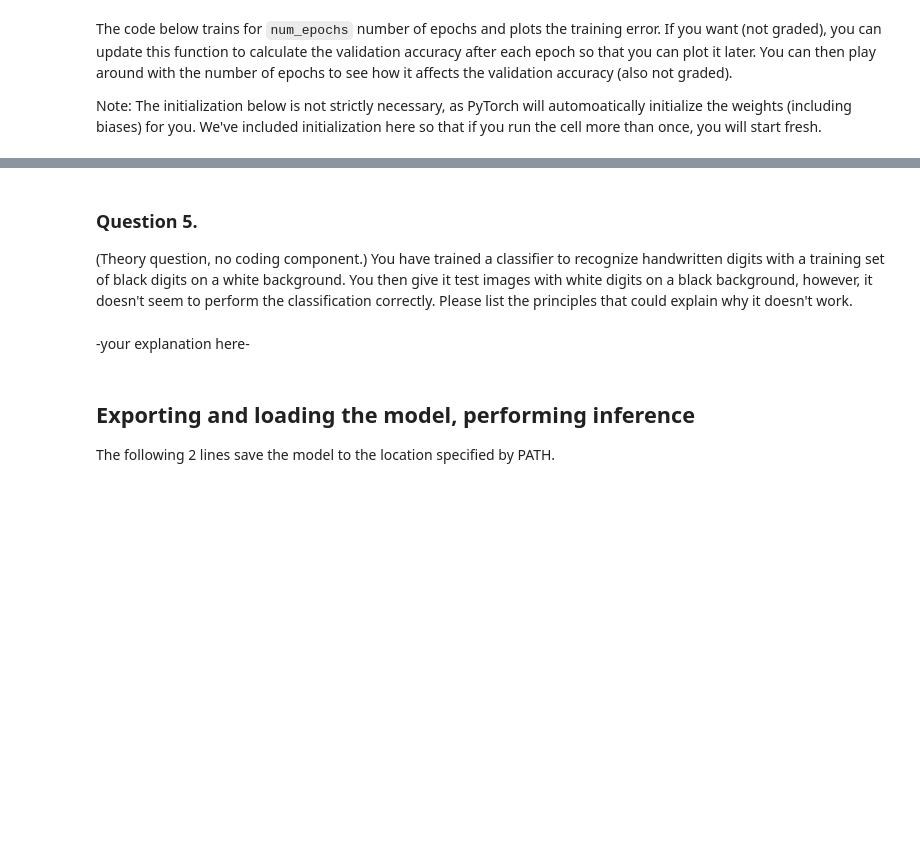
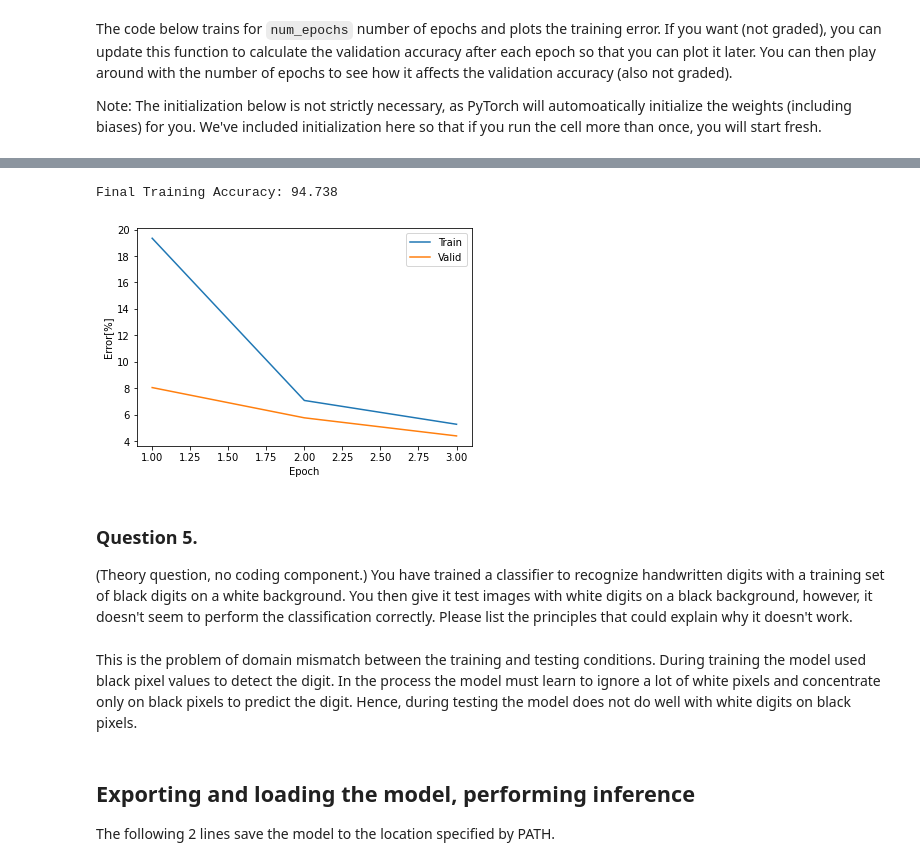
Before and after one commit to sameerkhurana10/tmp, a Jupyter notebook: workspace/lab1/1_pytorch.ipynb, the cells around one changed output, grey strips where cells are left out. Cells and saved outputs as stored; diff of their text form; code cells hidden in the pictures; blank space fills up the shorter version.

```diff
--- a/workspace/lab1/1_pytorch.ipynb
+++ b/workspace/lab1/1_pytorch.ipynb
@@ -271,4 +472,18 @@ for epoch in range(num_epochs):  # loop over the dataset multiple times while tr
 
     # your code here to calculate the validation error after each epoch
 
+    total = 0
+    correct = 0
+    for i, data in enumerate(trainloader, 0):
+        inputs, labels = data
+        outputs = net(inputs)
+        _, predicted = torch.max(outputs.data, 1)
+        total += labels.size(0)
+        correct += (predicted == labels).sum().item()
+
+    val_acc = correct / total * 100
+    print('Accuracy of the network on the validation images after epoch %d: %.2f %% (%.1f sec)' % (
+        epoch + 1, val_acc, duration))
+
+
 print('Finished Training')
@@ -275,19 +498,28 @@ print('Finished Training')
 # %%
-epoch_vect = np.linspace(1, num_epochs, num_epochs)
+epoch_vect = np.linspace(1, 3, 3)
 
 plt.figure(1)
-plt.plot(epoch_vect, 100-training_acc_vect)
+train_line, = plt.plot(epoch_vect, 100-training_acc_vect[:3])
 
 print("Final Training Accuracy: %g" % (training_acc))
 
 # Your code here to plot validation error
+val_accs = np.array([91.96, 94.25, 95.62])
+valid_line, = plt.plot(epoch_vect, 100-val_accs)
+plt.xlabel('Epoch')
+plt.ylabel('Error[%]')
+plt.legend([train_line, valid_line], ["Train", "Valid"])
+plt.show()
+# %% [output]
+Final Training Accuracy: 94.738
+[figure, added]
 # %% [markdown]
 ### Question 5.
 
 (Theory question, no coding component.) You have trained a classifier to recognize handwritten digits with a training set of black digits on a white background. You then give it test images with white digits on a black background, however, it doesn't seem to perform the classification correctly. Please list the principles that could explain why it doesn't work.
-# %% [markdown]
-
--your explanation here-
+# %% [markdown]
+
+This is the problem of domain mismatch between the training and testing conditions. During training the model used black pixel values to detect the digit. In the process the model must learn to ignore a lot of white pixels and concentrate only on black pixels to predict the digit. Hence, during testing the model does not do well with white digits on black pixels.
 # %% [markdown]
 ## Exporting and loading the model, performing inference
 
```
Also changed, not shown: parts of 15 cells of this notebook, 2 other files.
